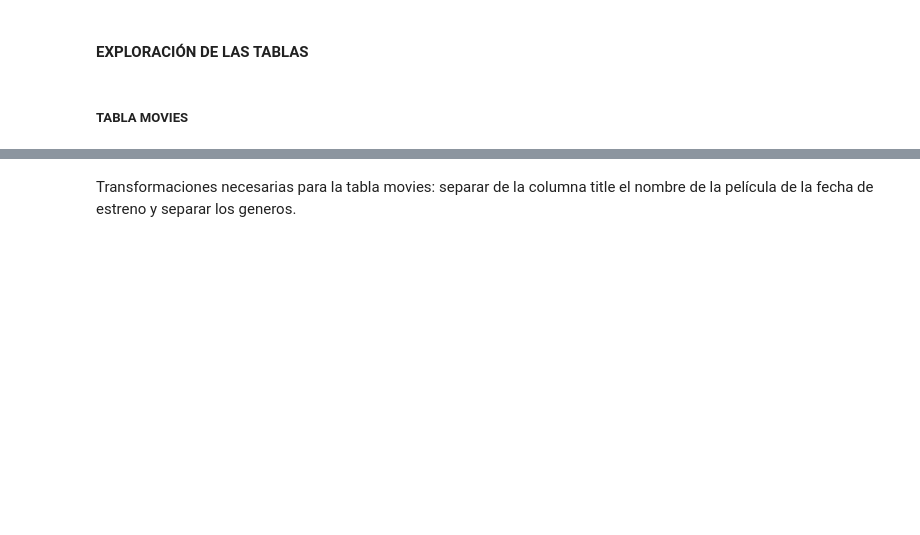
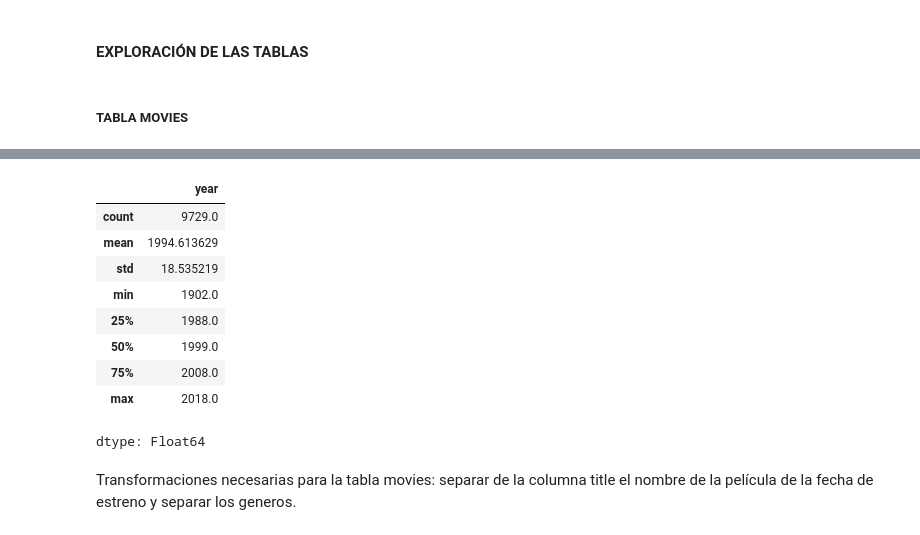
Before and after one commit to JuanCH94/Marketing, a Jupyter notebook: a_exploracion.ipynb, the cells around one changed output, grey strips where cells are left out. Drawn from its saved outputs; the diff is of its cells as text; code cells hidden in the pictures; blank space fills up the shorter version.

```diff
--- a/a_exploracion.ipynb
+++ b/a_exploracion.ipynb
@@ -33,3 +151,16 @@ DatabaseError: Execution failed on sql 'SELECT * FROM movies': no such table: mo
+# %%
+df_movies['year'].describe().T
+# %% [output]
+|  | year |
+| count | 9729.0 |
+| mean | 1994.613629 |
+| std | 18.535219 |
+| min | 1902.0 |
+| 25% | 1988.0 |
+| 50% | 1999.0 |
+| 75% | 2008.0 |
+| max | 2018.0 |
+dtype: Float64
 # %% [markdown]
 Transformaciones necesarias para la tabla movies: separar de la columna title el nombre de la película de la fecha de estreno y separar los generos.
 # %%
```
Also changed, not shown: parts of 10 cells of this notebook.
